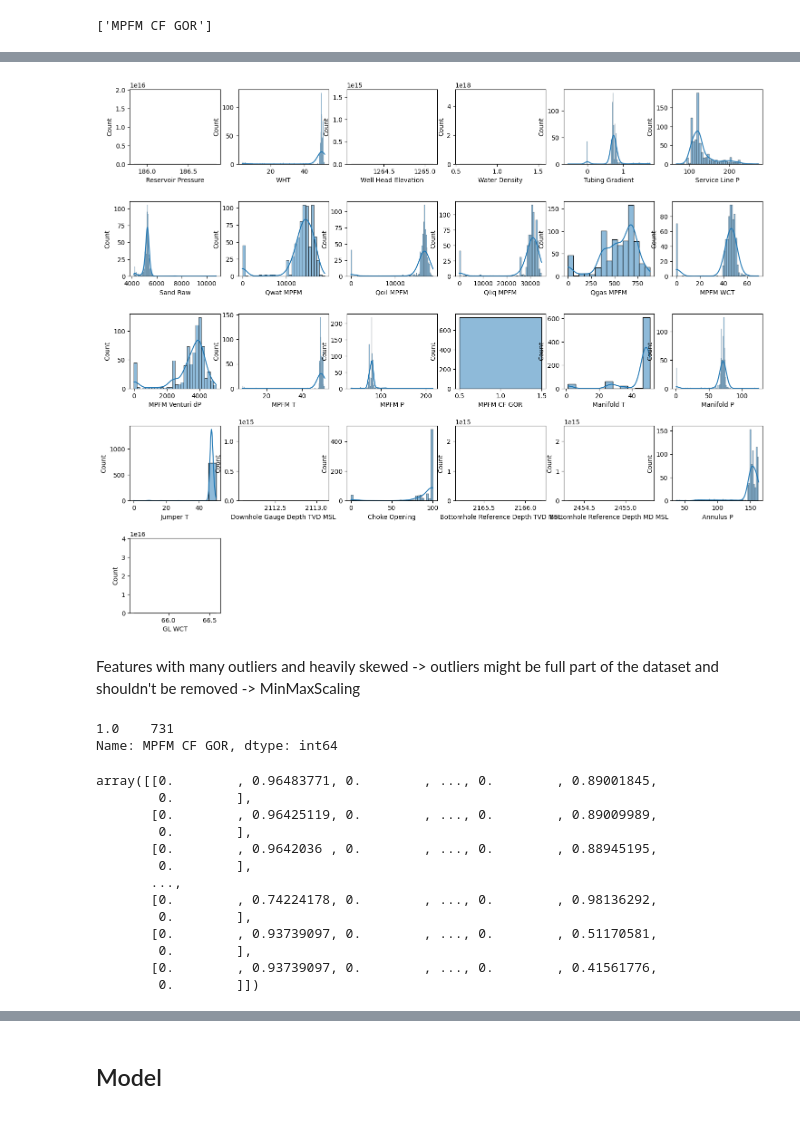
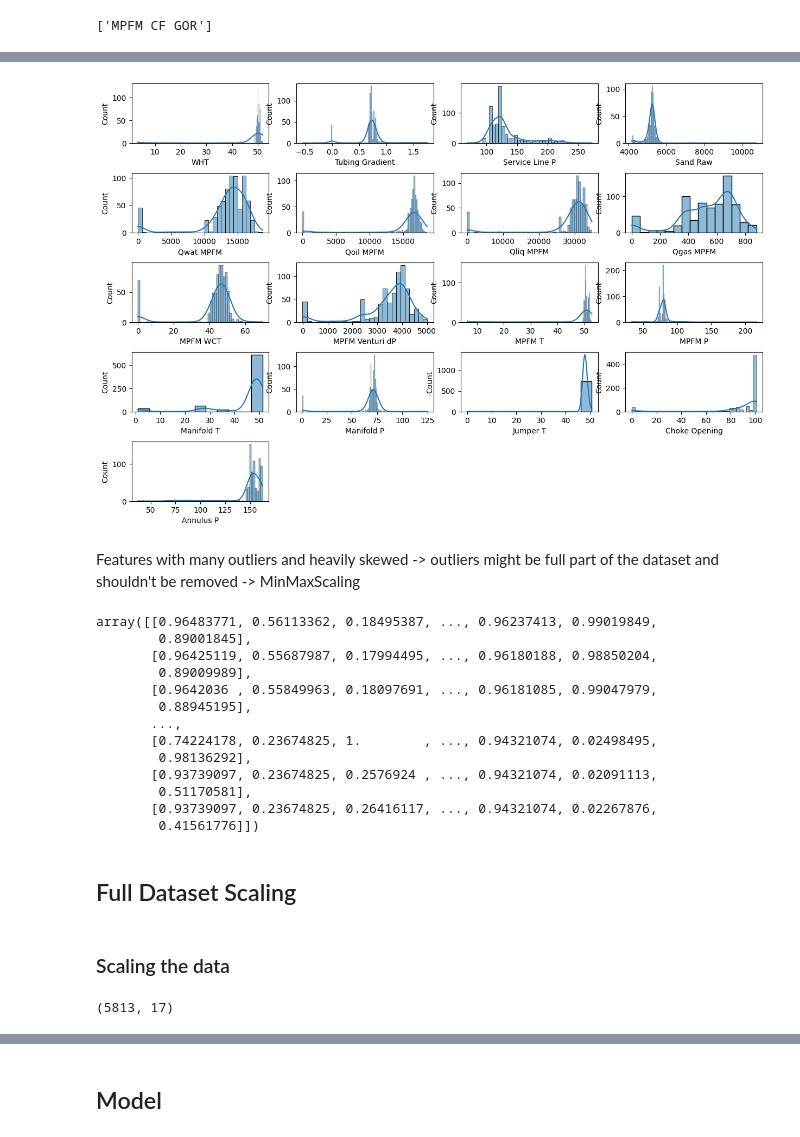
Before and after one commit to mattwagon/oil_production_prediction, a Jupyter notebook: notebooks/eduardo - basic mvp.ipynb, the cells around one changed output, grey strips where cells are left out. Cells and saved outputs as stored; diff of their text form; code cells hidden in the pictures.

```diff
--- a/notebooks/eduardo - basic mvp.ipynb
+++ b/notebooks/eduardo - basic mvp.ipynb
@@ -464,6 +467,6 @@ Text(0.5, 1.0, 'Qoil MPFM')
 start_date = pd.to_datetime('2012-12-31 23:00:00')
 end_date = pd.to_datetime('2014-12-31 23:00:00')
 
-df_filtered = df[(df['Date']>=start_date) & (df['Date']<=end_date)]
-df_filtered.head()
+df_split_filtered = df[(df['Date']>=start_date) & (df['Date']<=end_date)]
+df_split_filtered.head()
 # %% [output]
@@ -499,15 +500,15 @@ Text(0.5, 1.0, 'Qoil MPFM')
 # %%
 new_std0_features = []
 
-for feature in df_filtered_aux.columns:
-    if df_filtered_aux[feature].std() == 0:
+for feature in df_split_filtered.drop(columns='Date').columns:
+    if df_split_filtered[feature].std() < 0.000001:
         new_std0_features.append(feature)
 
 new_std0_features
 # %% [output]
 ['MPFM CF GOR']
 # %%
-df_filtered.drop(columns = new_std0_features, inplace=True)
+df_split_filtered.drop(columns = new_std0_features, inplace=True)
 # %% [output]
 A value is trying to be set on a copy of a slice from a DataFrame
 
@@ -520,11 +519,9 @@ df_filtered_aux.drop(columns = new_std0_features, inplace=True)
 # %%
-df_filtered_aux = df_filtered.drop(columns='Date')
+fig, axes = plt.subplots(nrows=6, ncols=3, figsize=(18, 30))
 
-fig, axes = plt.subplots(nrows=9, ncols=3, figsize=(18, 40))
-
-for i, col in enumerate(df_filtered_aux.columns):
+for i, col in enumerate(df_split_filtered.drop(columns='Date').columns):
     ax = axes[i // 3, i % 3]
-    ax.boxplot(df_filtered_aux[col])
+    ax.boxplot(df_split_filtered[col])
     ax.set_title(col)
     ax.set_xlabel('Feature')
     ax.set_ylabel('Value')
@@ -537,25 +534,20 @@ plt.show()
 # %%
 # Create a figure and axis for each histogram
-fig, axs = plt.subplots(5, 6, figsize=(18, 15))
+fig, axs = plt.subplots(5, 4, figsize=(15, 10))
 
 axs = axs.ravel()
 
-for i, col in enumerate(df_filtered_aux.columns):
-    sns.histplot(df_filtered_aux[col], kde=True, ax=axs[i])
+for i, col in enumerate(df_split_filtered.drop(columns='Date').columns):
+    sns.histplot(df_split_filtered[col], kde=True, ax=axs[i])
 
-for j in range(len(df_filtered_aux.columns), len(axs)):
+for j in range(len(df_split_filtered.drop(columns='Date').columns), len(axs)):
     axs[j].axis('off')
 
 plt.subplots_adjust(hspace=0.5)
 
 plt.show()
 # %% [output]
-[figure, old version]
+[figure, new version]
 # %% [markdown]
 Features with many outliers and heavily skewed -> outliers might be full part of the dataset and shouldn't be removed -> MinMaxScaling
-# %%
-df_filtered_aux['MPFM CF GOR'].value_counts()
-# %% [output]
-1.0    731
-Name: MPFM CF GOR, dtype: int64
 # %%
@@ -568,23 +558,27 @@ from sklearn.preprocessing import MinMaxScaler
 min_max_scaler = MinMaxScaler()
 
 #fit
-min_max_scaler.fit(X)
+min_max_scaler.fit(X_split)
 
 #transform
-X_scaled = min_max_scaler.transform(X)
+X_split_scaled = min_max_scaler.transform(X_split)
 
-X_scaled
+X_split_scaled
 # %% [output]
-array([[0.        , 0.96483771, 0.        , ..., 0.        , 0.89001845,
-        0.        ],
-       [0.        , 0.96425119, 0.        , ..., 0.        , 0.89009989,
-        0.        ],
-       [0.        , 0.9642036 , 0.        , ..., 0.        , 0.88945195,
-        0.        ],
+array([[0.96483771, 0.56113362, 0.18495387, ..., 0.96237413, 0.99019849,
+        0.89001845],
+       [0.96425119, 0.55687987, 0.17994495, ..., 0.96180188, 0.98850204,
+        0.89009989],
+       [0.9642036 , 0.55849963, 0.18097691, ..., 0.96181085, 0.99047979,
+        0.88945195],
        ...,
-       [0.        , 0.74224178, 0.        , ..., 0.        , 0.98136292,
-        0.        ],
-       [0.        , 0.93739097, 0.        , ..., 0.        , 0.51170581,
-        0.        ],
-       [0.        , 0.93739097, 0.        , ..., 0.        , 0.41561776,
-        0.        ]])
+       [0.74224178, 0.23674825, 1.        , ..., 0.94321074, 0.02498495,
+        0.98136292],
+       [0.93739097, 0.23674825, 0.2576924 , ..., 0.94321074, 0.02091113,
+        0.51170581],
+       [0.93739097, 0.23674825, 0.26416117, ..., 0.94321074, 0.02267876,
+        0.41561776]])
+# %% [markdown]
+## Full Dataset Scaling
+# %% [markdown]
+### Scaling the data
@@ -590,0 +587,4 @@ array([[0.        , 0.96483771, 0.        , ..., 0.        , 0.89001845,
+# %%
+df_to_scale.shape
+# %% [output]
+(5813, 17)
```
Also changed, not shown: parts of 38 cells of this notebook.
